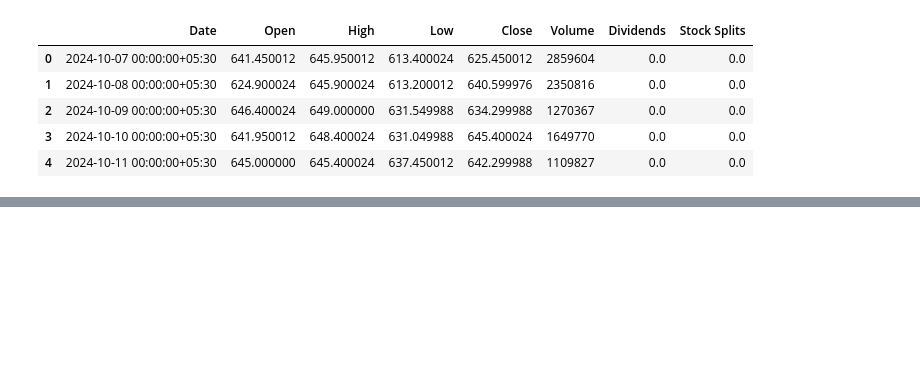
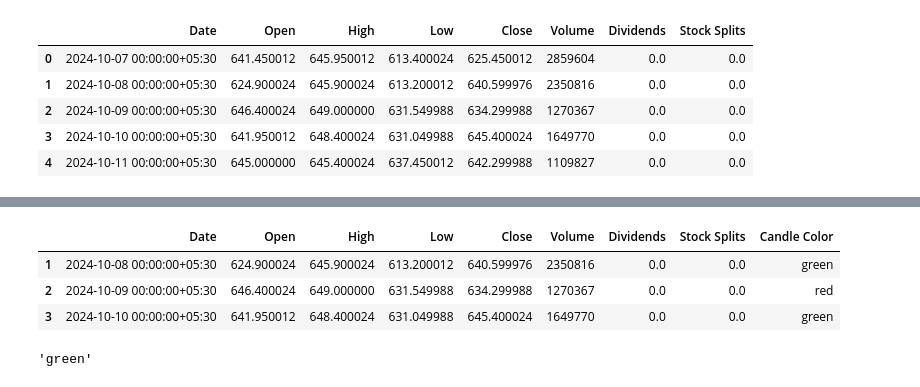
Before and after one commit to shubhangkhare/Learnings, a Jupyter notebook: UP20 Analytics Pipeline.ipynb, the cells around one changed output, grey strips where cells are left out. Drawn from its saved outputs; the diff is of its cells as text; code cells hidden in the pictures; blank space fills up the shorter version.

```diff
--- a/UP20 Analytics Pipeline.ipynb
+++ b/UP20 Analytics Pipeline.ipynb
@@ -69,0 +89,19 @@ data.head()
+# %%
+def check_up_20(data, thres = 5):
+    result_list = []
+    for idx in range(data.shape[0]):
+        df_temp = data.iloc[idx:idx+3, :]
+        return df_temp
+        output_df = check_up_20_helper(df_temp, thres)
+        if output_df is not None:
+            result_list.append(output_df)
+    if len(result_list) > 0:
+        result = pd.concat(result_list)
+        return result
+
+check_up_20(data.iloc[1:, :])
+# %% [output]
+|  | Date | Open | High | Low | Close | Volume | Dividends | Stock Splits | Candle Color |
+| 1 | 2024-10-08 00:00:00+05:30 | 624.900024 | 645.900024 | 613.200012 | 640.599976 | 2350816 | 0.0 | 0.0 | green |
+| 2 | 2024-10-09 00:00:00+05:30 | 646.400024 | 649.000000 | 631.549988 | 634.299988 | 1270367 | 0.0 | 0.0 | red |
+| 3 | 2024-10-10 00:00:00+05:30 | 641.950012 | 648.400024 | 631.049988 | 645.400024 | 1649770 | 0.0 | 0.0 | green |
@@ -69,0 +165,5 @@ data.head()
+# %%
+color_pattern = ('green', 'green', 'green')
+color_pattern[0]
+# %% [output]
+'green'
```
Also changed, not shown: parts of 8 cells of this notebook.
